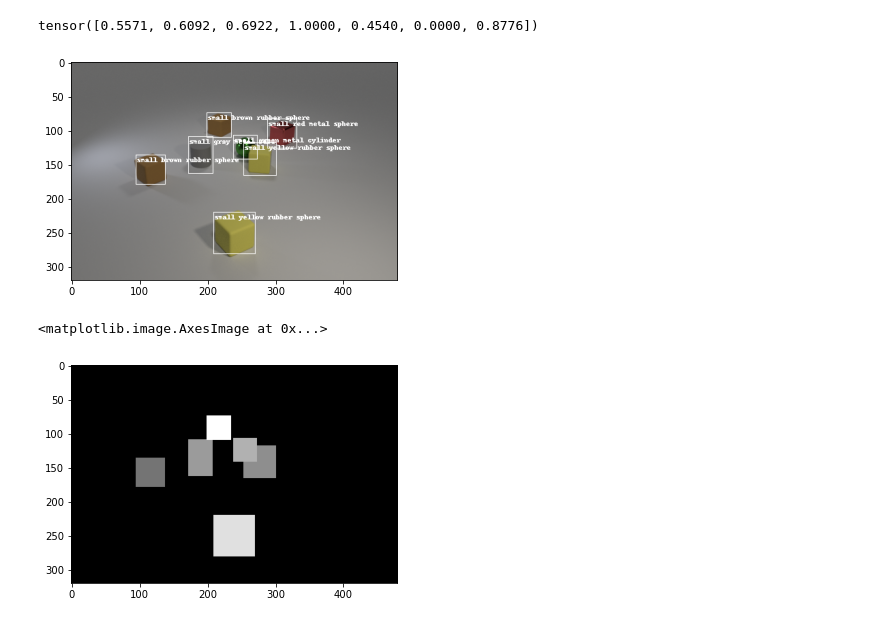
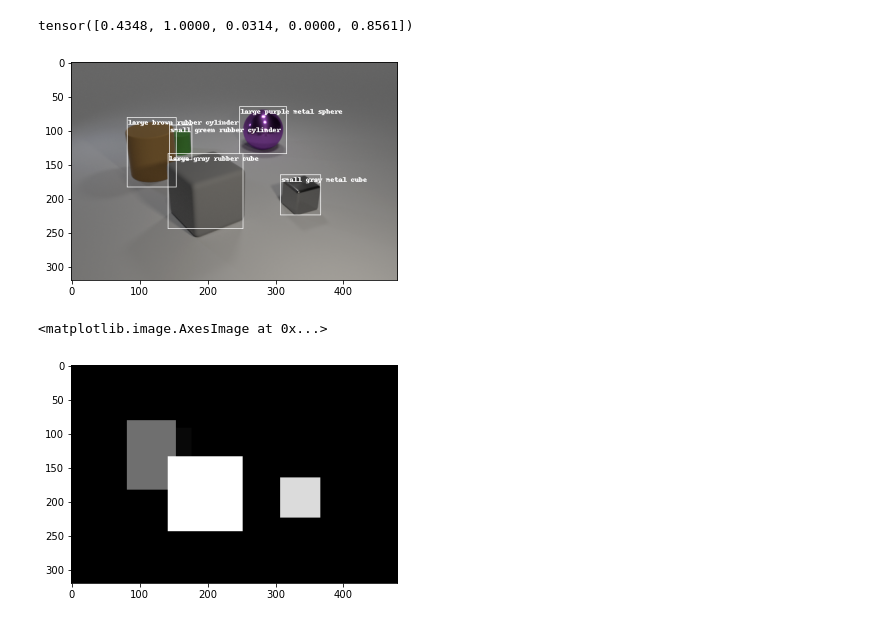
Before and after one commit to anrigo/LostGANs, a Jupyter notebook: clevr_exp.ipynb, the cells around one changed output. Cells and saved outputs as stored; diff of their text form; code cells hidden in the pictures.

```diff
--- a/clevr_exp.ipynb
+++ b/clevr_exp.ipynb
@@ -8,27 +8,27 @@ from utils.depth import get_depth_layout
 
 dataset = get_dataset('clevr', None, 'val')
 # %%
-scene_idx = 82
+scene_idx = 0
 
 image, bboxes, labels, depths = dataset[scene_idx]
 
 scaled_bboxes = scale_boxes(bboxes, image.shape[-2:], 'coordinates', torch.int)
 
 disp = normalize_tensor(image, (0,255)).type(torch.uint8)
 
 texts = [dataset.idx2label[idx] for idx in labels]
 
 disp = draw_bounding_boxes(disp, scaled_bboxes, texts)
 
 plt.imshow(disp.permute(1,2,0))
 
 depths
 # %% [output]
-tensor([0.5571, 0.6092, 0.6922, 1.0000, 0.4540, 0.0000, 0.8776])
+tensor([0.4348, 1.0000, 0.0314, 0.0000, 0.8561])
-[figure, old version]
+[figure, new version]
 # %%
 depth_layout = get_depth_layout(depths, image.shape[-2:], bboxes)
 plt.imshow(depth_layout, cmap='gray')
 # %% [output]
 <matplotlib.image.AxesImage at 0x...>
-[figure, old version]
+[figure, new version]
```
Also changed, not shown: 3 other files.
